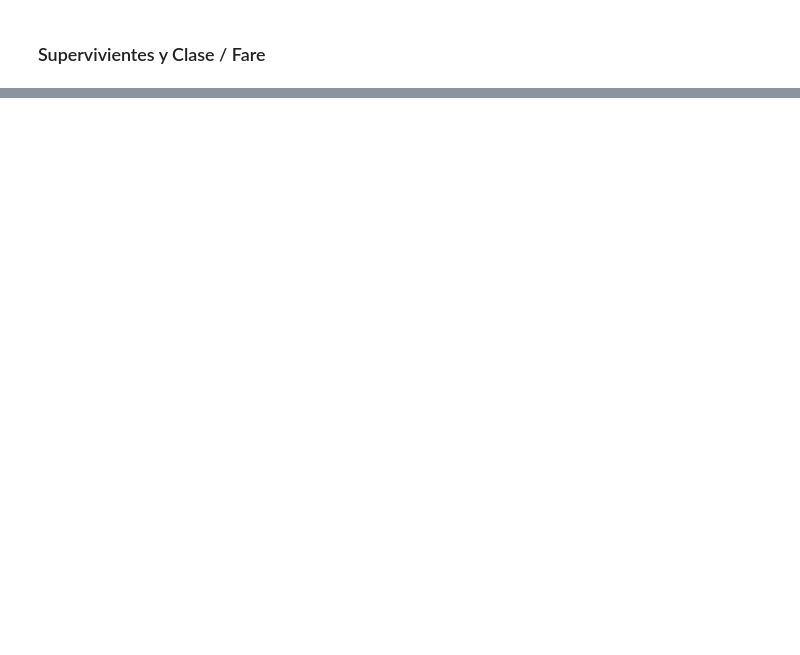
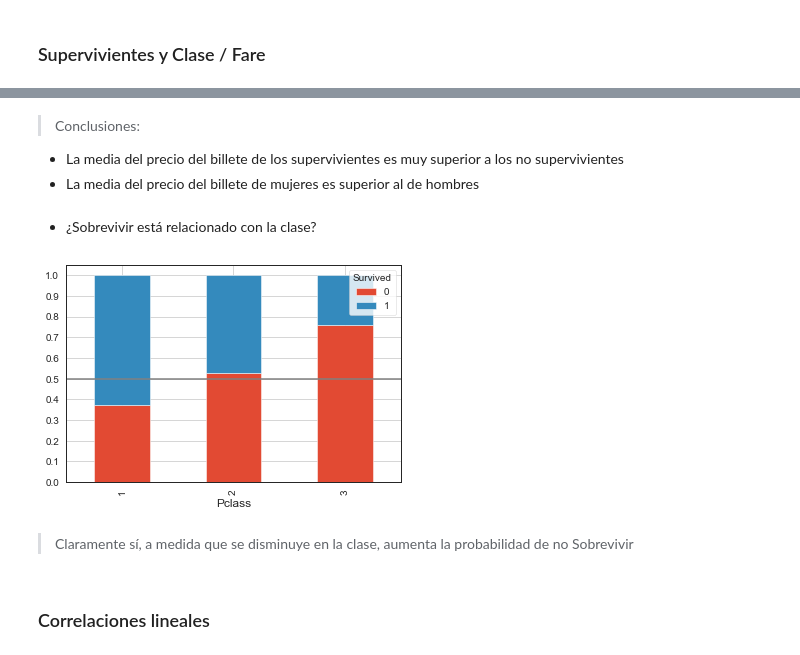
Before and after one commit to Aibloy/Portafolio, a Jupyter notebook: Titanic.ipynb, the cells around one changed output, grey strips where cells are left out. Cells and saved outputs as stored; diff of their text form; code cells hidden in the pictures; blank space fills up the shorter version.

```diff
--- a/Titanic.ipynb
+++ b/Titanic.ipynb
@@ -379,0 +262,25 @@ array([0], dtype=int64)
+# %% [markdown]
+> Conclusiones:
+- La media del precio del billete de los supervivientes es muy superior a los no supervivientes
+- La media del precio del billete de mujeres es superior al de hombres
+# %% [markdown]
+- ¿Sobrevivir está relacionado con la clase?
+# %%
+def graph_categorical(serie_1, serie_2):
+    "Muestra un gráfico de barras stackeado con porcentajes"
+    ct = pd.crosstab(serie_1,serie_2,normalize=0)
+    ct.plot.bar(stacked=True)
+    plt.yticks(np.arange(0,1.1,0.1))
+    plt.axhline(y=0.5, color='grey', linestyle='-')
+    plt.style.use("ggplot")
+    sns.set_style("white")
+    plt.grid()
+    plt.show()
+
+graph_categorical(data.Pclass,data.Survived)
+# %% [output]
+[figure, added]
+# %% [markdown]
+> Claramente sí, a medida que se disminuye en la clase, aumenta la probabilidad de no Sobrevivir
+# %% [markdown]
+### Correlaciones lineales
```
Also changed, not shown: parts of 64 cells of this notebook.
